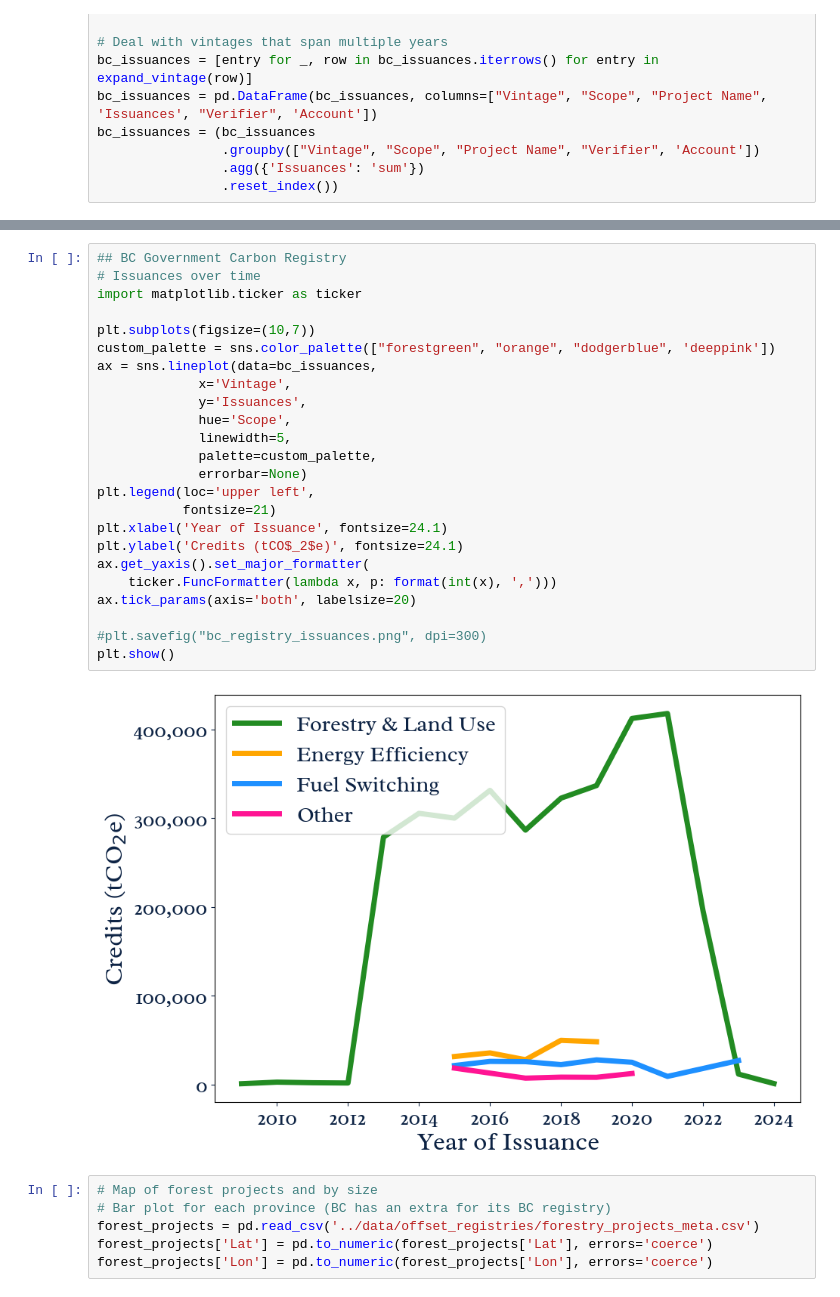
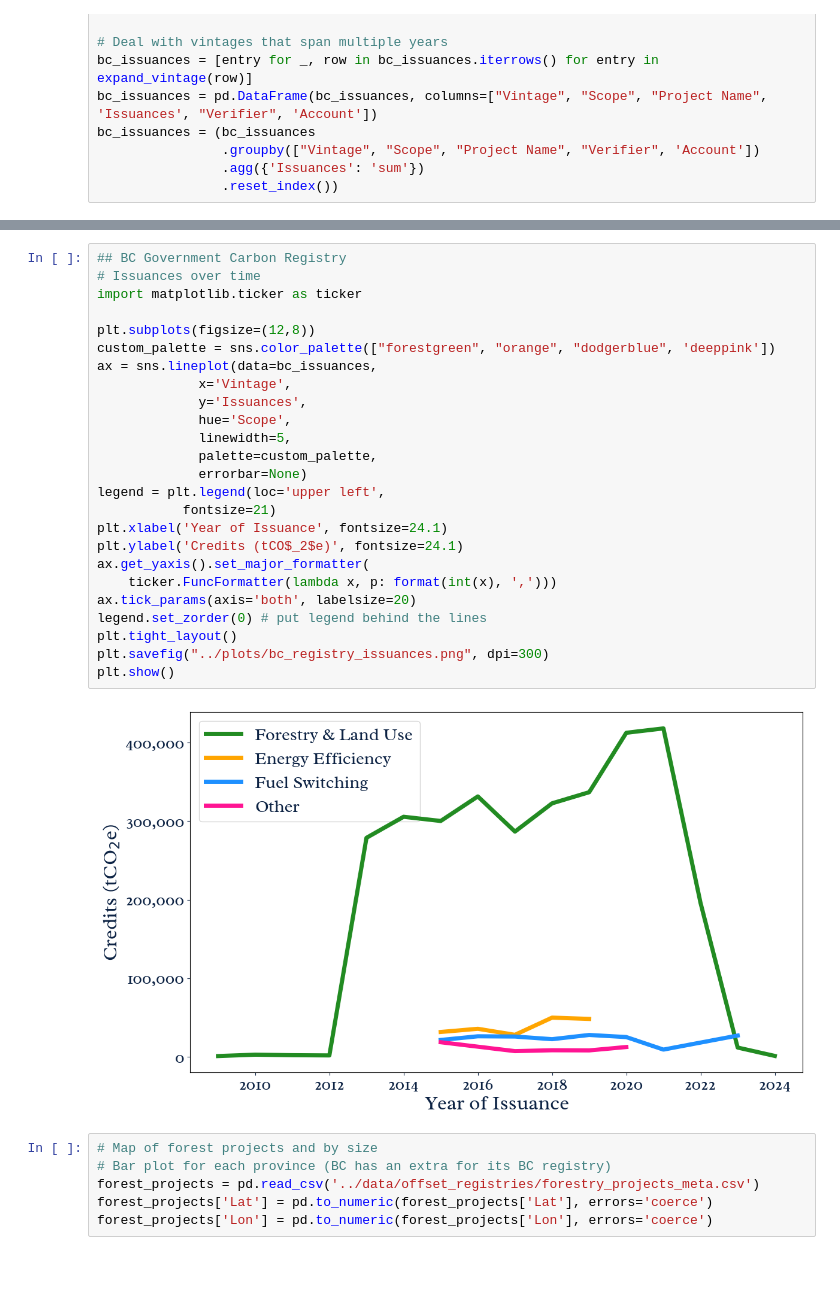
Before and after one commit to izzy-oceans/Carbon_Offsets_Project, a Jupyter notebook: code/VCM_Canada.ipynb, the cells around one changed output, grey strips where cells are left out. Cells and saved outputs as stored; diff of their text form; blank space fills up the shorter version.

```diff
--- a/code/VCM_Canada.ipynb
+++ b/code/VCM_Canada.ipynb
@@ -433,29 +423,30 @@ Radley
 # %%
 ## BC Government Carbon Registry
 # Issuances over time
 import matplotlib.ticker as ticker
 
-plt.subplots(figsize=(10,7))
+plt.subplots(figsize=(12,8))
 custom_palette = sns.color_palette(["forestgreen", "orange", "dodgerblue", 'deeppink'])
 ax = sns.lineplot(data=bc_issuances,
              x='Vintage',
              y='Issuances',
              hue='Scope',
              linewidth=5,
              palette=custom_palette,
              errorbar=None)
-plt.legend(loc='upper left',
+legend = plt.legend(loc='upper left',
            fontsize=21)
 plt.xlabel('Year of Issuance', fontsize=24.1)
 plt.ylabel('Credits (tCO$_2$e)', fontsize=24.1)
 ax.get_yaxis().set_major_formatter(
     ticker.FuncFormatter(lambda x, p: format(int(x), ',')))
 ax.tick_params(axis='both', labelsize=20)
-
-#plt.savefig("bc_registry_issuances.png", dpi=300)
+legend.set_zorder(0) # put legend behind the lines
+plt.tight_layout()
+plt.savefig("../plots/bc_registry_issuances.png", dpi=300)
 plt.show()
 # %% [output]
-[figure, old version]
+[figure, new version]
 # %%
 # Map of forest projects and by size
 # Bar plot for each province (BC has an extra for its BC registry)
```
Also changed, not shown: parts of 2 cells of this notebook.
